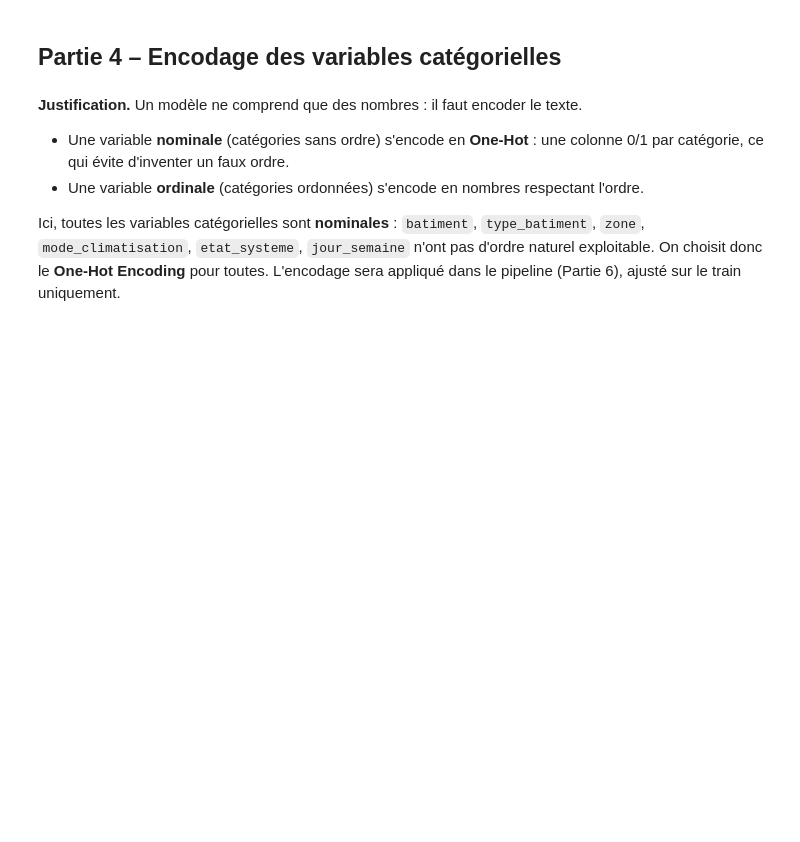
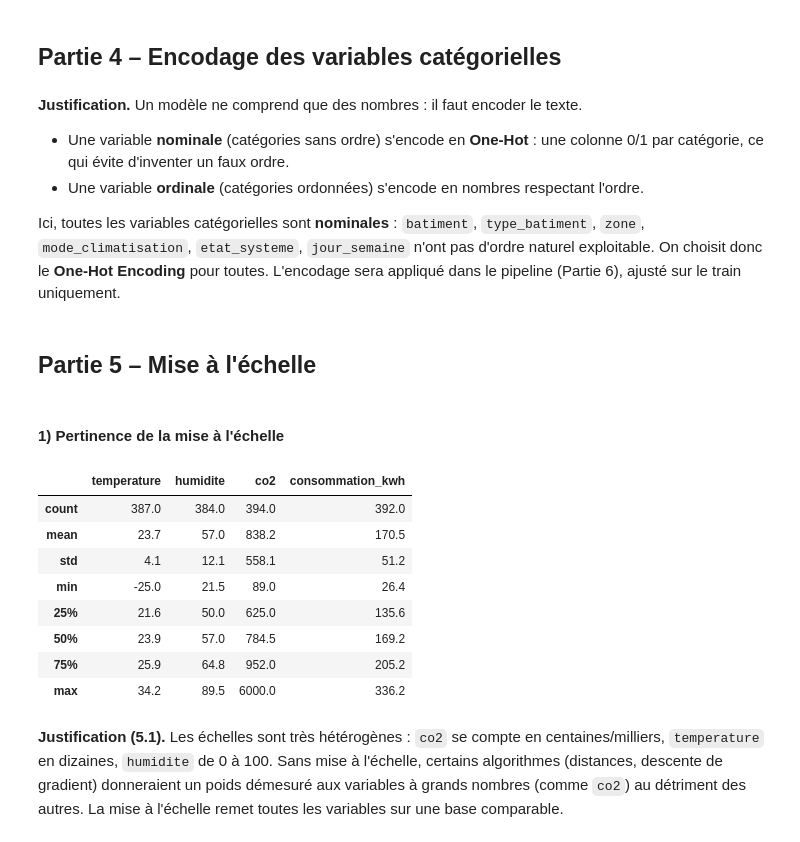
Before and after one commit to khadija470/atelier_prepa_donnees_tab, a Jupyter notebook: notebooks/atelier_prepa_donnees_tab.ipynb, the cells around one changed output. Cells and saved outputs as stored; diff of their text form; code cells hidden in the pictures; blank space fills up the shorter version.

Commit message:
Partie 5 – Mise à l'échelle 1) A l’aide de quelques variables, justifier la pertinence de la mise à l’échelle

```diff
--- a/notebooks/atelier_prepa_donnees_tab.ipynb
+++ b/notebooks/atelier_prepa_donnees_tab.ipynb
@@ -813,3 +813,22 @@ Name: proportion, dtype: float64
 - Une variable **ordinale** (catégories ordonnées) s'encode en nombres respectant l'ordre.
 
 Ici, toutes les variables catégorielles sont **nominales** : `batiment`, `type_batiment`, `zone`, `mode_climatisation`, `etat_systeme`, `jour_semaine` n'ont pas d'ordre naturel exploitable. On choisit donc le **One-Hot Encoding** pour toutes. L'encodage sera appliqué dans le pipeline (Partie 6), ajusté sur le train uniquement.
+# %% [markdown]
+## Partie 5 – Mise à l'échelle
+# %% [markdown]
+#### 1) Pertinence de la mise à l'échelle
+# %%
+# Les variables numériques ont des ordres de grandeur très différents
+X_train[["temperature", "humidite", "co2", "consommation_kwh"]].describe().round(1)
+# %% [output]
+|  | temperature | humidite | co2 | consommation_kwh |
+| count | 387.0 | 384.0 | 394.0 | 392.0 |
+| mean | 23.7 | 57.0 | 838.2 | 170.5 |
+| std | 4.1 | 12.1 | 558.1 | 51.2 |
+| min | -25.0 | 21.5 | 89.0 | 26.4 |
+| 25% | 21.6 | 50.0 | 625.0 | 135.6 |
+| 50% | 23.9 | 57.0 | 784.5 | 169.2 |
+| 75% | 25.9 | 64.8 | 952.0 | 205.2 |
+| max | 34.2 | 89.5 | 6000.0 | 336.2 |
+# %% [markdown]
+**Justification (5.1).** Les échelles sont très hétérogènes : `co2` se compte en centaines/milliers, `temperature` en dizaines, `humidite` de 0 à 100. Sans mise à l'échelle, certains algorithmes (distances, descente de gradient) donneraient un poids démesuré aux variables à grands nombres (comme `co2`) au détriment des autres. La mise à l'échelle remet toutes les variables sur une base comparable.
```
